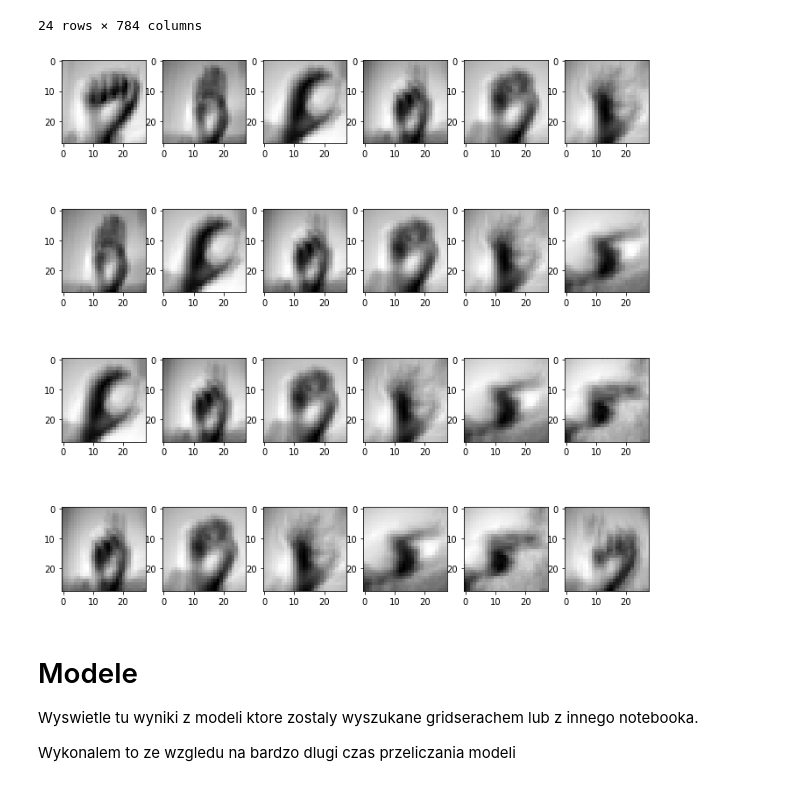
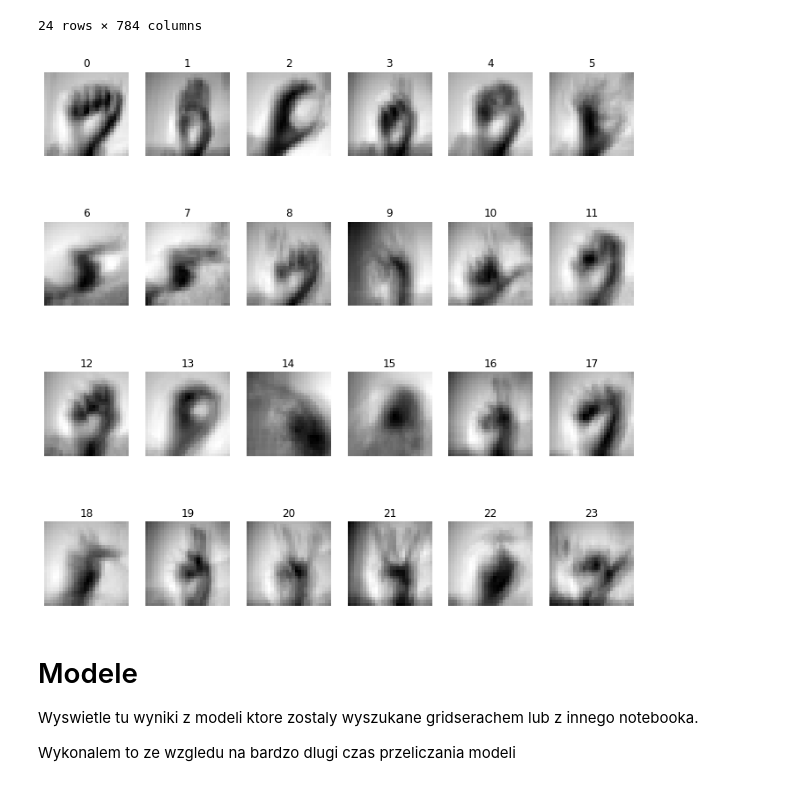
Before and after one commit to mastah7991/PSI, a Jupyter notebook: Prezentacja_Projektu.ipynb, the cells around one changed output. Saved outputs shown, nothing was run; the diff lists cells and outputs as text; code cells hidden in the pictures.

```diff
--- a/Prezentacja_Projektu.ipynb
+++ b/Prezentacja_Projektu.ipynb
@@ -68,9 +68,13 @@ X_test = X_test / 255
 # %% [markdown]
 Wyswietlamy tez przykladowe symbole
 # %%
-f, ax = plt.subplots(5,5,figsize=(12,12))
+fig = plt.figure(figsize=(12,12))
 
-for i in range(5):
-    for j in range(5):
-        ax[i,j].imshow(X_train[i+j].reshape(28,28), cmap="gray")
+for i in range(4):
+    for j in range(6):
+        fig.add_subplot(4,6,i*6+j+1)
+        plt.imshow(X_train[i*6+j].reshape(28,28), cmap="gray")
+        plt.axis("off")
+
+plt.show()
 # %% [output]
@@ -107,13 +111,18 @@ del show_mean['label']
 
 show_mean_np = show_mean.to_numpy().reshape(-1,28,28)
 # %%
-f, ax = plt.subplots(4,6,figsize=(12,12))
+fig = plt.figure(figsize=(12,12))
 
 for i in range(4):
     for j in range(6):
-        ax[i,j].imshow(show_mean_np[i+j], cmap="gray")
+        fig.add_subplot(4,6,i*6+j+1)
+        plt.imshow(show_mean_np[i*6+j], cmap="gray")
+        plt.axis("off")
+        plt.title(i*6+j)
+
+plt.show()
 # %% [output]
-[figure, old version]
+[figure, new version]
 # %% [markdown]
 # Modele
 Wyswietle tu wyniki z modeli ktore zostaly wyszukane gridserachem lub z innego notebooka.
```
Also changed, not shown: parts of 1 cell of this notebook, 3 other files.
